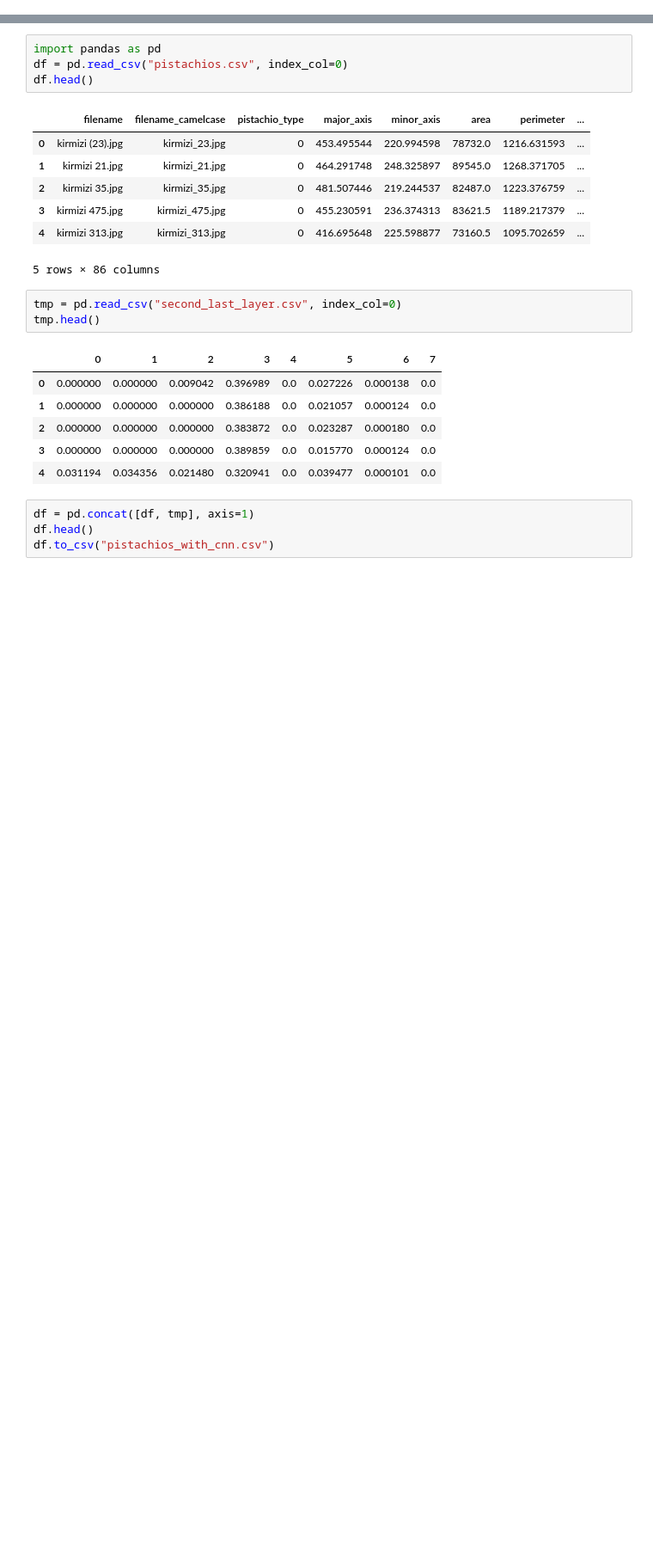
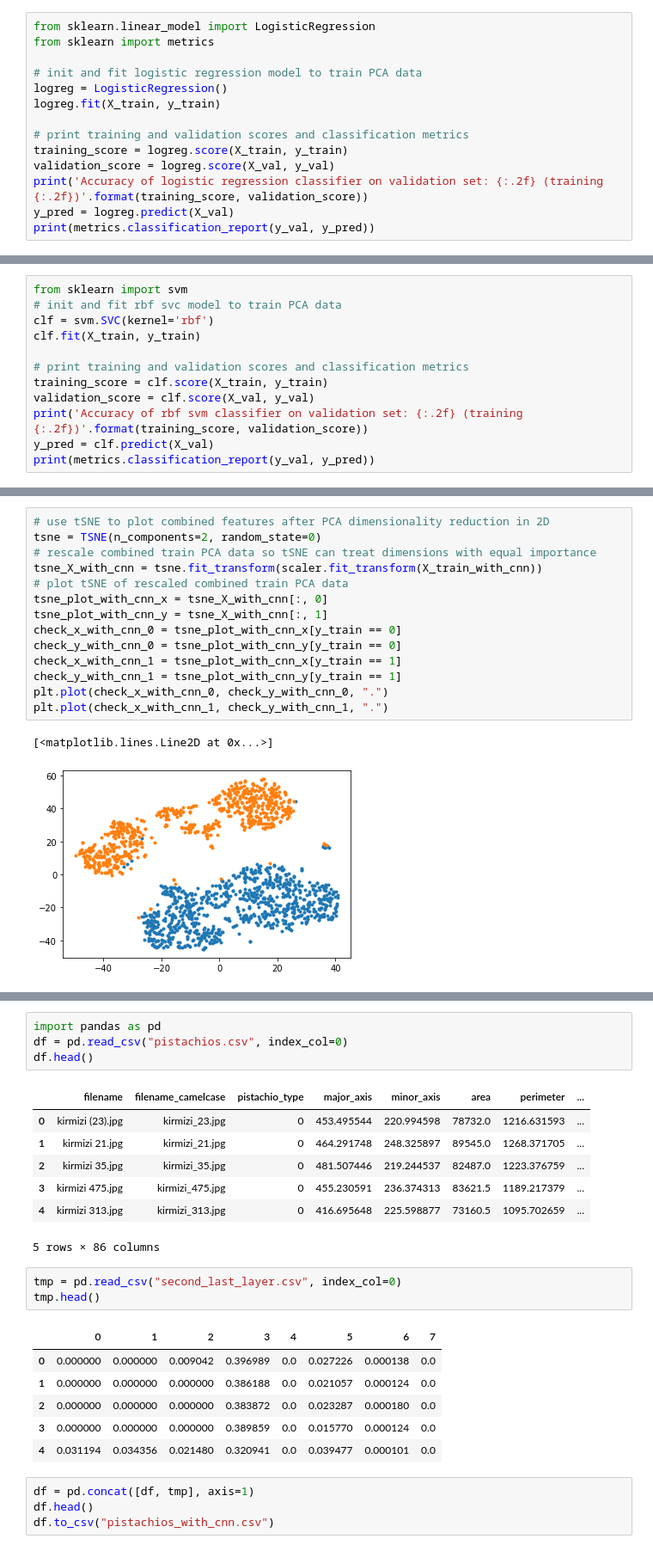
Before and after one commit to bkbormes1/ML_image_feature_processing, a Jupyter notebook: albert_results.ipynb, the cells around one changed output, grey strips where cells are left out. Shown at 86% size. Cells and saved outputs as stored; diff of their text form; blank space fills up the shorter version.

```diff
--- a/albert_results.ipynb
+++ b/albert_results.ipynb
@@ -0,0 +100,14 @@
+# %%
+from sklearn.linear_model import LogisticRegression
+from sklearn import metrics
+
+# init and fit logistic regression model to train PCA data
+logreg = LogisticRegression()
+logreg.fit(X_train, y_train)
+
+# print training and validation scores and classification metrics
+training_score = logreg.score(X_train, y_train)
+validation_score = logreg.score(X_val, y_val)
+print('Accuracy of logistic regression classifier on validation set: {:.2f} (training {:.2f})'.format(training_score, validation_score))
+y_pred = logreg.predict(X_val)
+print(metrics.classification_report(y_val, y_pred))
@@ -0,0 +124,12 @@
+# %%
+from sklearn import svm
+# init and fit rbf svc model to train PCA data
+clf = svm.SVC(kernel='rbf')
+clf.fit(X_train, y_train)
+
+# print training and validation scores and classification metrics
+training_score = clf.score(X_train, y_train)
+validation_score = clf.score(X_val, y_val)
+print('Accuracy of rbf svm classifier on validation set: {:.2f} (training {:.2f})'.format(training_score, validation_score))
+y_pred = clf.predict(X_val)
+print(metrics.classification_report(y_val, y_pred))
@@ -0,0 +186,17 @@
+# %%
+# use tSNE to plot combined features after PCA dimensionality reduction in 2D
+tsne = TSNE(n_components=2, random_state=0)
+# rescale combined train PCA data so tSNE can treat dimensions with equal importance
+tsne_X_with_cnn = tsne.fit_transform(scaler.fit_transform(X_train_with_cnn))
+# plot tSNE of rescaled combined train PCA data
+tsne_plot_with_cnn_x = tsne_X_with_cnn[:, 0]
+tsne_plot_with_cnn_y = tsne_X_with_cnn[:, 1]
+check_x_with_cnn_0 = tsne_plot_with_cnn_x[y_train == 0]
+check_y_with_cnn_0 = tsne_plot_with_cnn_y[y_train == 0]
+check_x_with_cnn_1 = tsne_plot_with_cnn_x[y_train == 1]
+check_y_with_cnn_1 = tsne_plot_with_cnn_y[y_train == 1]
+plt.plot(check_x_with_cnn_0, check_y_with_cnn_0, ".")
+plt.plot(check_x_with_cnn_1, check_y_with_cnn_1, ".")
+# %% [output]
+[<matplotlib.lines.Line2D at 0x...>]
+[figure, added]
```
Also changed, not shown: parts of 18 cells of this notebook, 6 other files.
